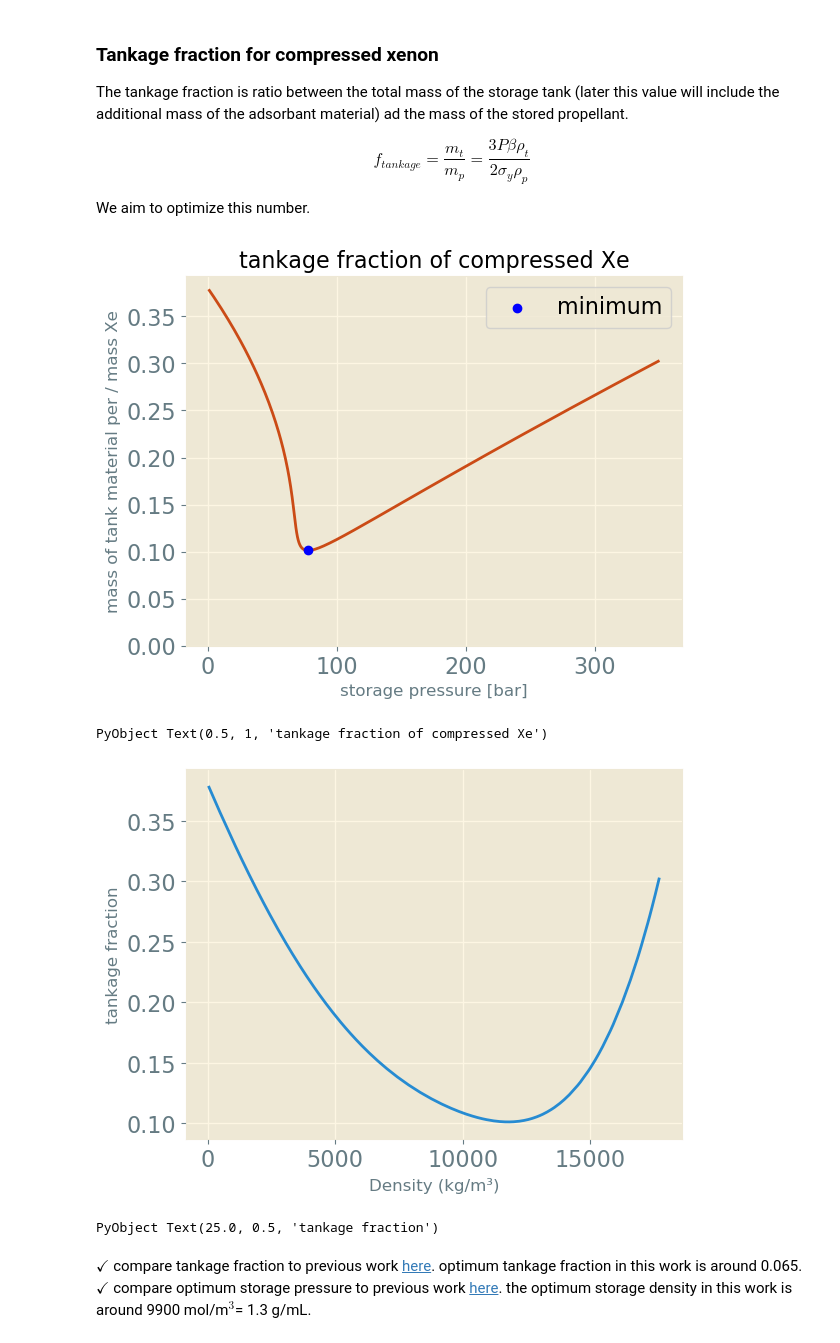
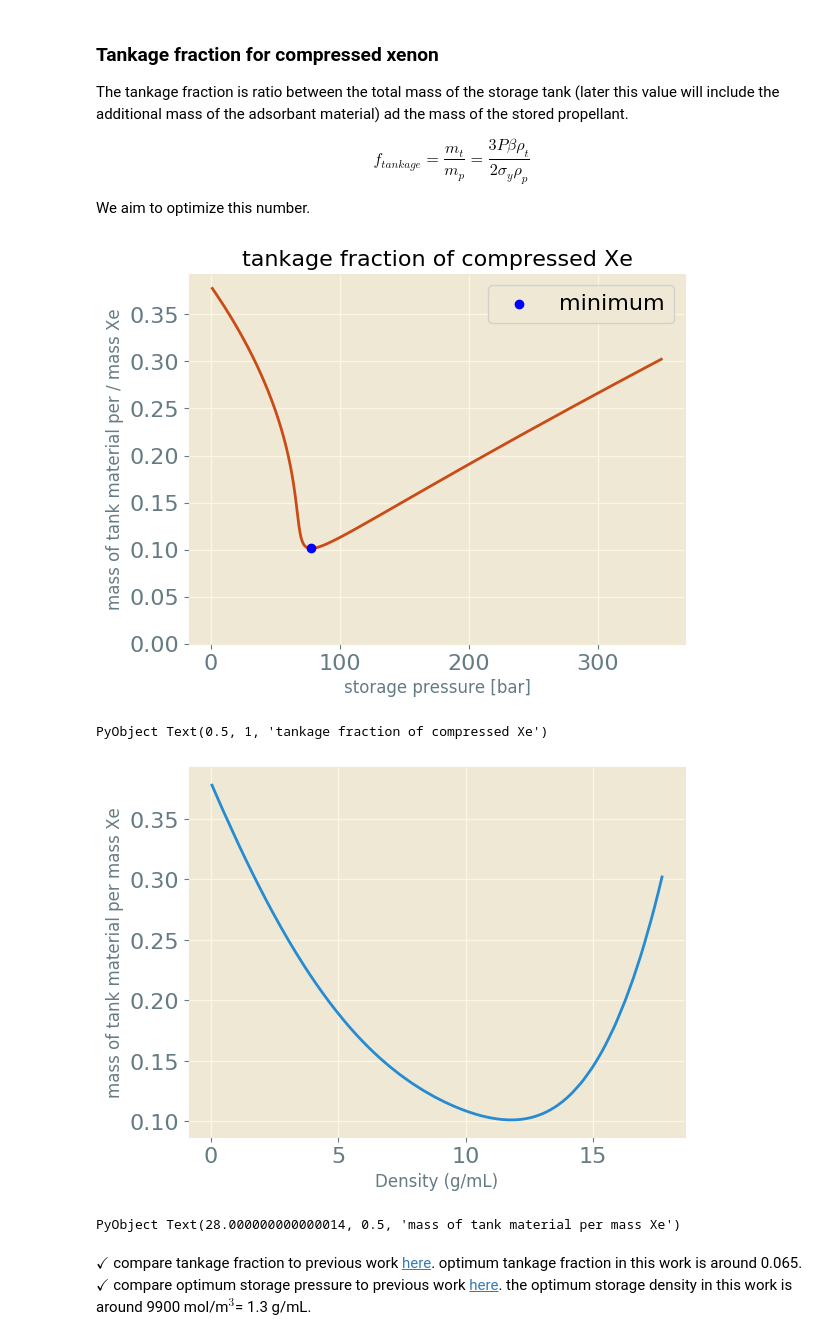
Before and after one commit to SimonEnsemble/PropellantStorage, a Jupyter notebook: Xe_Propellant_Storage.ipynb, the cells around one changed output. Drawn from its saved outputs; the diff is of its cells as text; code cells hidden in the pictures.

```diff
--- a/Xe_Propellant_Storage.ipynb
+++ b/Xe_Propellant_Storage.ipynb
@@ -220,30 +220,32 @@ f_{tankage} = \frac{m_t}{m_p} = \frac{3 P \beta \rho_t}{2 \sigma_y \rho_p}
 
 We aim to optimize this number.
 # %%
-tankage_fraction = mass_cxe_tank_material ./ mass_desired_xe_propellant
+cxe_tankage_fraction = mass_cxe_tank_material ./ mass_desired_xe_propellant
 
 figure()
-plot(pressures,tankage_fraction,color="C4")
-scatter(pressures[argmin_tank_mass],tankage_fraction[argmin_tank_mass],label="minimum",color="b",zorder=10)
+plot(pressures, cxe_tankage_fraction, color="C4")
+scatter(pressures[argmin_tank_mass], cxe_tankage_fraction[argmin_tank_mass],
+    label="minimum", color="b", zorder=10)
 
 xlabel("storage pressure [bar]")
-ylabel("mass of tank material per / mass Xe")
+ylabel("mass of tank material per mass Xe")
 legend()
 ylim(ymin=0.0)
 title("tankage fraction of compressed Xe")
 #savefig("Xenon van der Waals Gas in Titanium.pdf", format="pdf")
 # %% [output]
-[figure, old version]
+[figure, new version]
 PyObject Text(0.5, 1, 'tankage fraction of compressed Xe')
 # %%
 # plot tankage fraction againt gas density (figure 2 in paper)
+# kg/m3 * (1000 g / 1 kg) * (1 m3 / 1000000 cm3)
 figure()
-plot(ρ_xe,tankage_fraction)
-xlabel("Density (kg/m³)")
-ylabel("tankage fraction")
+plot(ρ_xe * 1000 / 1000000, tankage_fraction)
+xlabel("Density (g/mL)")
+ylabel("mass of tank material per mass Xe")
 # %% [output]
-[figure, old version]
+[figure, new version]
-PyObject Text(25.0, 0.5, 'tankage fraction')
+PyObject Text(28.000000000000014, 0.5, 'mass of tank material per mass Xe')
 # %% [markdown]
 $\checkmark$ compare tankage fraction to previous work [here](https://erps.spacegrant.org/uploads/images/images/iepc_articledownload_1988-2007/1991index/IEPC1991-107.pdf). optimum tankage fraction in this work is around 0.065. <br>
 $\checkmark$ compare optimum storage pressure to previous work [here](https://erps.spacegrant.org/uploads/images/images/iepc_articledownload_1988-2007/1991index/IEPC1991-107.pdf). the  optimum storage density in this work is around 9900 mol/m$^3$= 1.3 g/mL.
```
Also changed, not shown: parts of 40 cells of this notebook.
